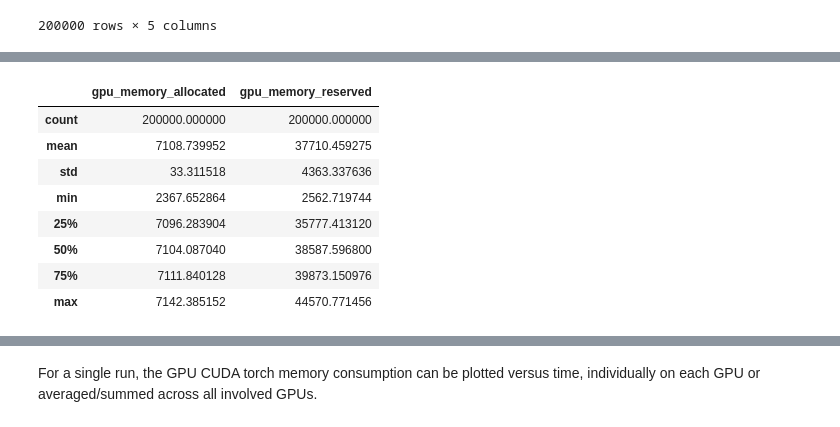
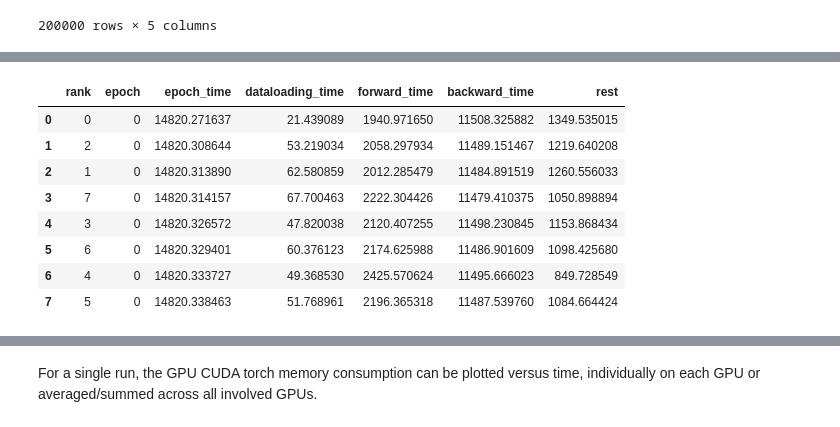
Before and after one commit to TUM-DI-Lab-Graph-Scaling/evaluation, a Jupyter notebook: visualization_gemnet-xl_batch_size_2.ipynb, the cells around one changed output, grey strips where cells are left out. Saved outputs shown, nothing was run; the diff lists cells and outputs as text; code cells hidden in the pictures.

```diff
--- a/visualization_cuda_memory.ipynb
+++ b/visualization_gemnet-xl_batch_size_2.ipynb
@@ -73,3 +30,5 @@ torch_cuda_paths = get_paths(runs, csv_type="torch_cuda")
+# %%
+resources_paths, torch_cuda_paths, runtimes_paths = data_loader.get_paths()
 # %% [markdown]
 ## Inspection of a single run
 
@@ -122,12 +53,13 @@ cuda_memory_summary_per_gpu("stage0")
-# %%
-cuda_memory_summary_averaged("stage0")
-# %% [output]
-|  | gpu_memory_allocated | gpu_memory_reserved |
-| count | 200000.000000 | 200000.000000 |
-| mean | 7108.739952 | 37710.459275 |
-| std | 33.311518 | 4363.337636 |
-| min | 2367.652864 | 2562.719744 |
-| 25% | 7096.283904 | 35777.413120 |
-| 50% | 7104.087040 | 38587.596800 |
-| 75% | 7111.840128 | 39873.150976 |
-| max | 7142.385152 | 44570.771456 |
+# %%
+runtimes_df = data_loader.get_metrics_csv(runtimes_paths["stage0"], csv_type="runtimes")
+runtimes_df
+# %% [output]
+|  | rank | epoch | epoch_time | dataloading_time | forward_time | backward_time | rest |
+| 0 | 0 | 0 | 14820.271637 | 21.439089 | 1940.971650 | 11508.325882 | 1349.535015 |
+| 1 | 2 | 0 | 14820.308644 | 53.219034 | 2058.297934 | 11489.151467 | 1219.640208 |
+| 2 | 1 | 0 | 14820.313890 | 62.580859 | 2012.285479 | 11484.891519 | 1260.556033 |
+| 3 | 7 | 0 | 14820.314157 | 67.700463 | 2222.304426 | 11479.410375 | 1050.898894 |
+| 4 | 3 | 0 | 14820.326572 | 47.820038 | 2120.407255 | 11498.230845 | 1153.868434 |
+| 5 | 6 | 0 | 14820.329401 | 60.376123 | 2174.625988 | 11486.901609 | 1098.425680 |
+| 6 | 4 | 0 | 14820.333727 | 49.368530 | 2425.570624 | 11495.666023 | 849.728549 |
+| 7 | 5 | 0 | 14820.338463 | 51.768961 | 2196.365318 | 11487.539760 | 1084.664424 |
```
Also changed, not shown: parts of 24 cells of this notebook, 4 other files.
